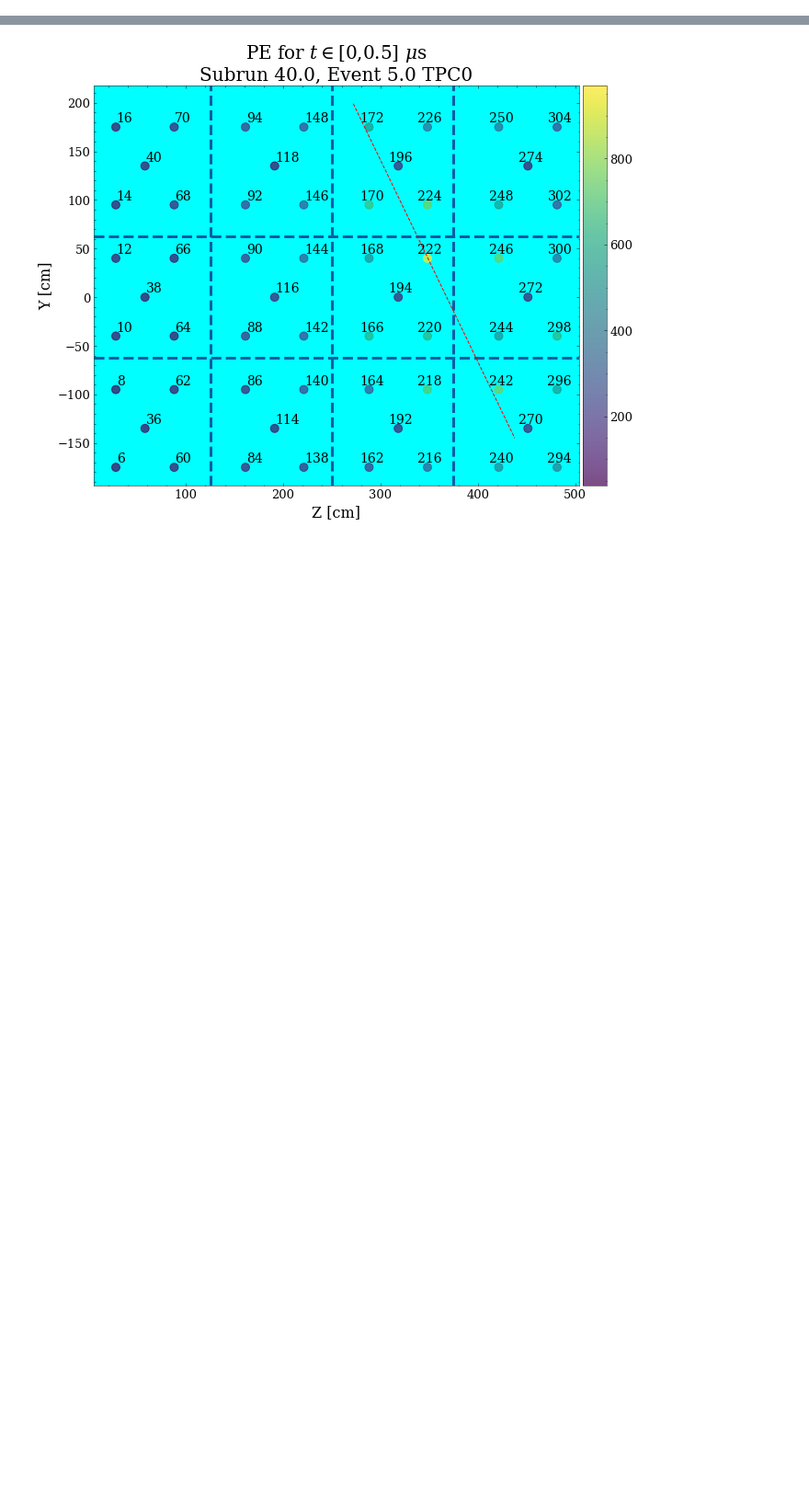
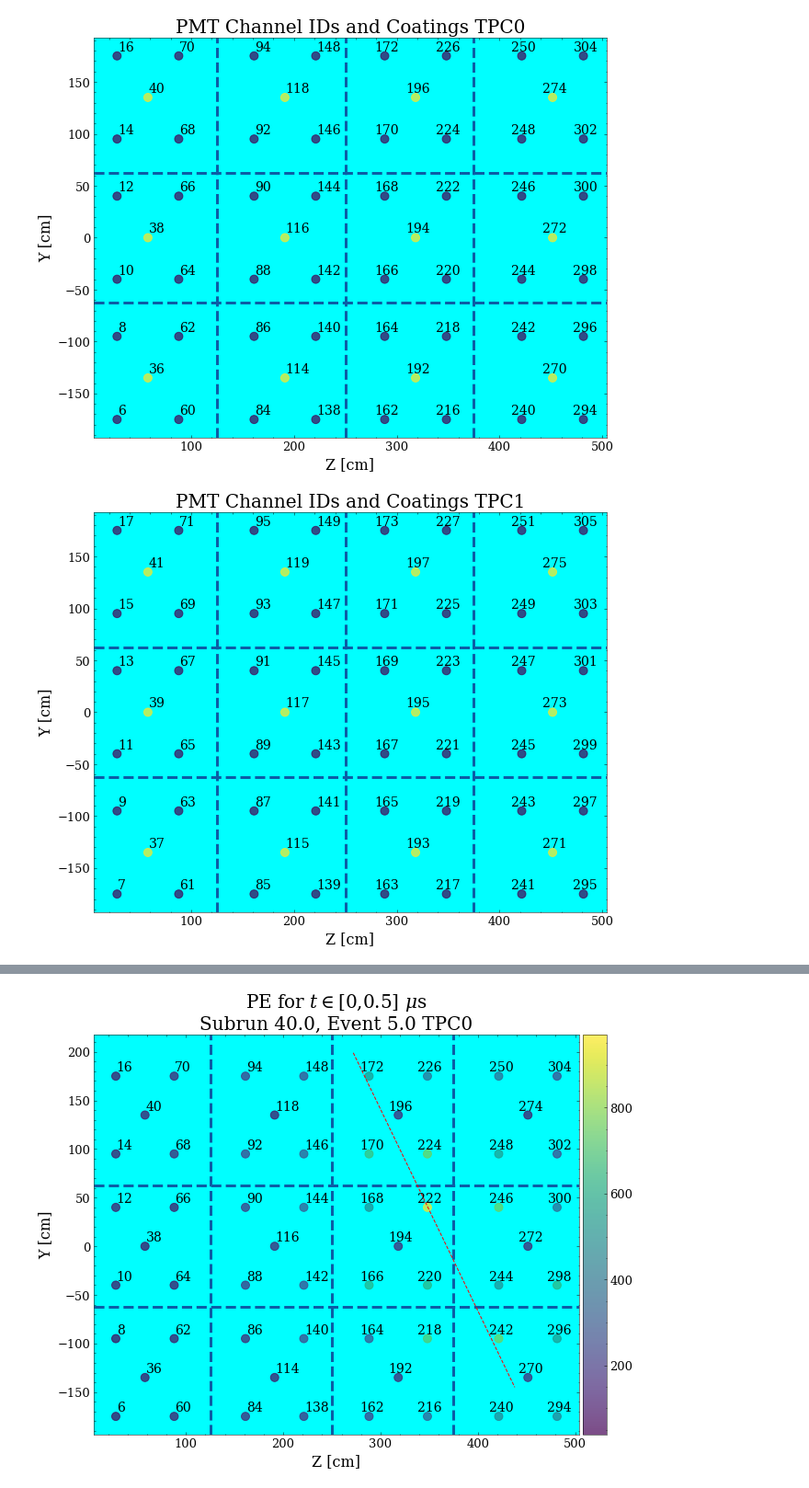
Before and after one commit to bear-is-asleep/pmt_commissioning, a Jupyter notebook: timing_scripts/testing.ipynb, the cells around one changed output, grey strips where cells are left out. Shown at 92% size. Cells and saved outputs as stored; diff of their text form; code cells hidden in the pictures; blank space fills up the shorter version.

```diff
--- a/timing_scripts/testing.ipynb
+++ b/timing_scripts/testing.ipynb
@@ -36,3 +39,11 @@ PE_tpc0_df.head()
+# %%
+#Make map plots
+tpcs = [0,1]
+for tpc in tpcs:
+  pmtplotters.plot_TPC(tpc,'ophit_opdet_type','PMT Channel IDs and Coatings',PMT_info)
+# %% [output]
+[figure, added]
+[figure, added]
 # %%
 muon_plot_tpc0_df = muon_tpc0_df.drop(['nmuontrks','muontrk_t0'],axis=1)
 muon_plot_tpc0_df = pmtpic.get_muon_tracks(muon_plot_tpc0_df)
```
Also changed, not shown: parts of 3 cells of this notebook, 3 other files.
